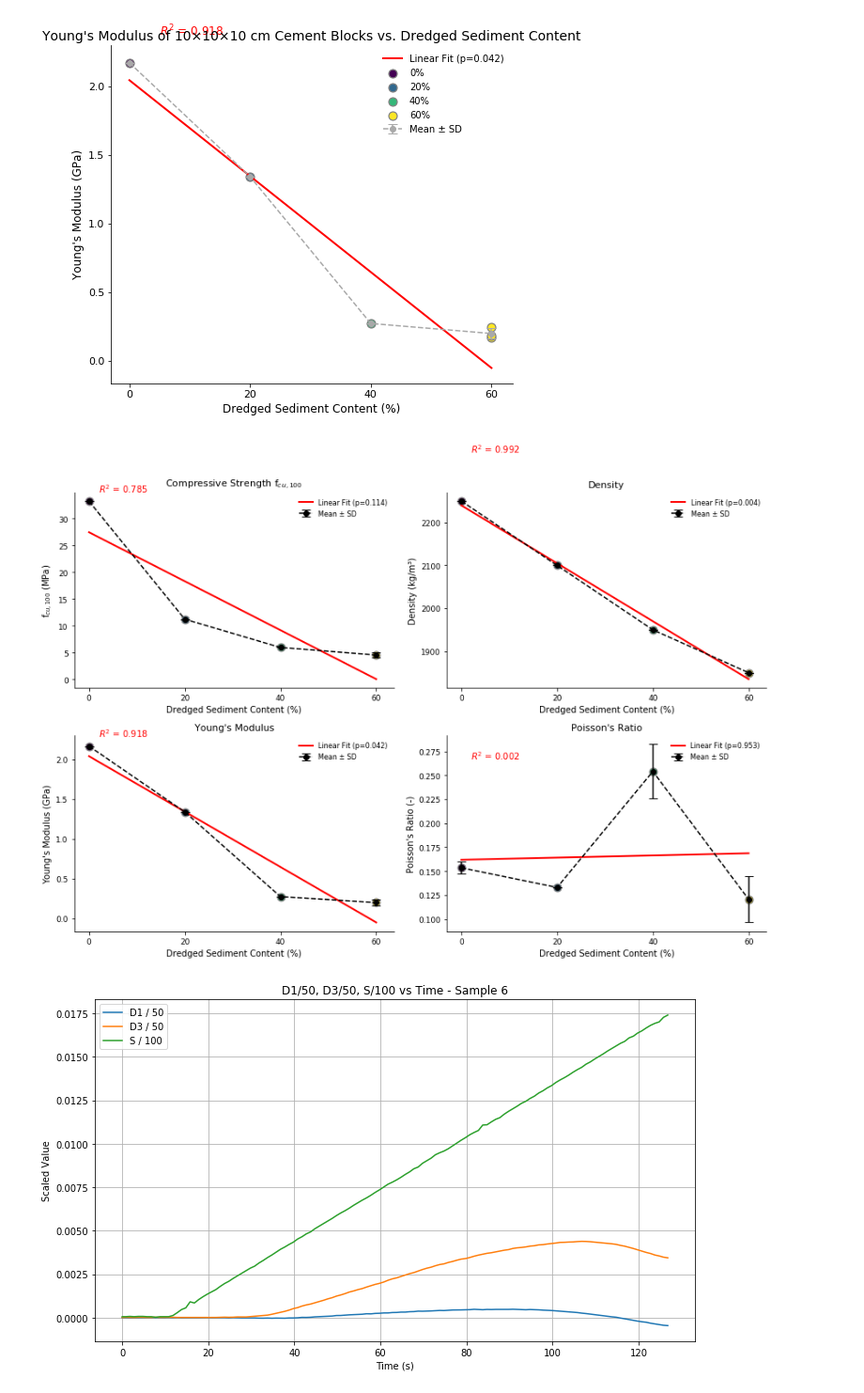
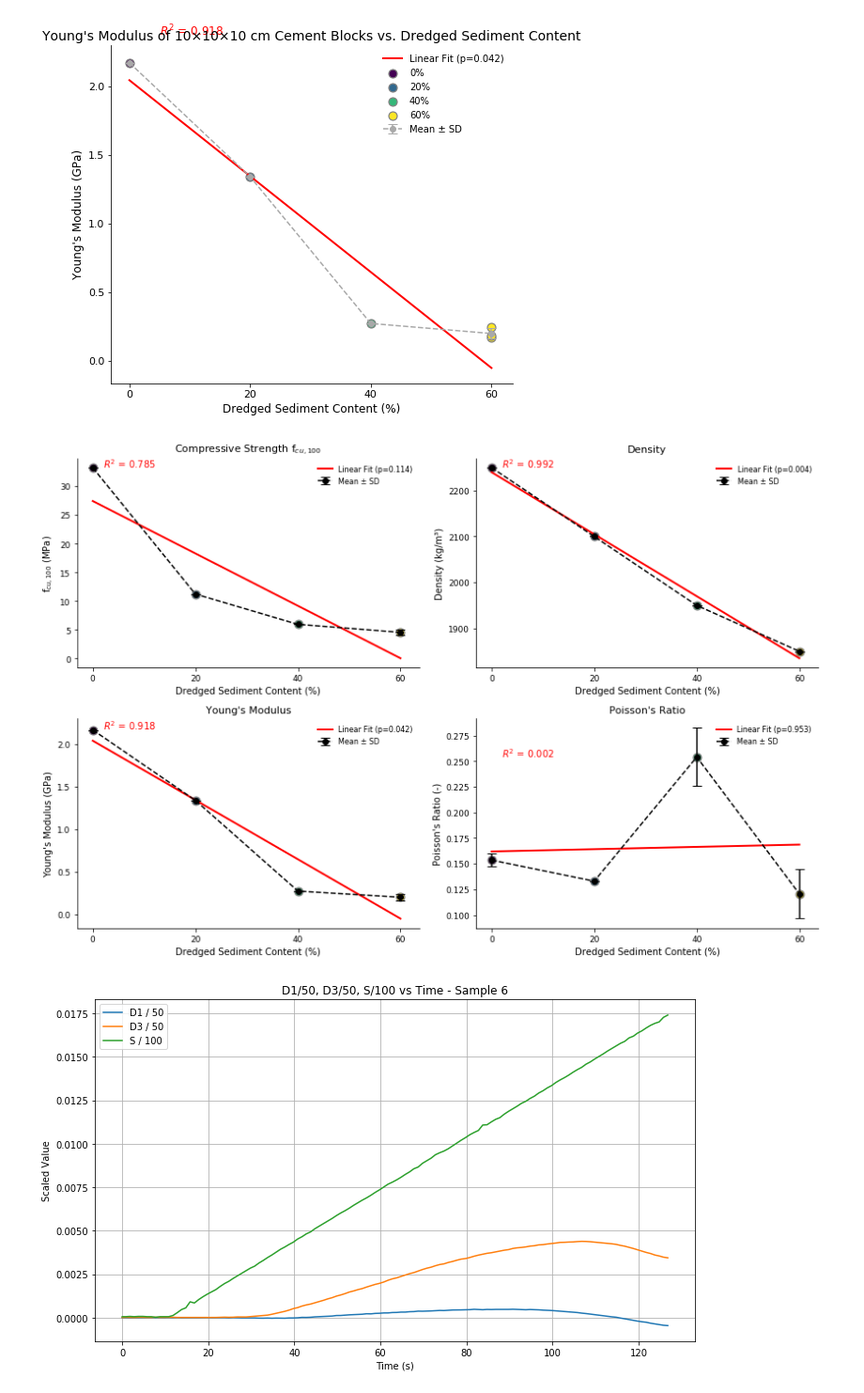
Before and after one commit to ThomasPennockTU/Thesis_Repository, a Jupyter notebook: workfolder/Material strength tests/material_strength_test.ipynb, the cells around one changed output. Shown at 94% size. Saved outputs shown, nothing was run; the diff lists cells and outputs as text; code cells hidden in the pictures.

```diff
--- a/workfolder/Material strength tests/material_strength_test.ipynb
+++ b/workfolder/Material strength tests/material_strength_test.ipynb
@@ -2048,7 +2048,7 @@ def plot_sub(ax, x, y, yerr, ylabel, title, color_fit='red'):
     # R² annotation
     ax.text(
         min(x) + 2,
-        max(y)*1.05 if max(y)>0 else max(y)-0.05,
+        max(y)*1.0 if max(y)>0 else max(y)-0.05,
         f'$R^2$ = {r_value**2:.3f}',
         fontsize=10,
         color=color_fit
@@ -2081,34 +2081,35 @@ plot_sub(
 plot_sub(
     axs[0, 1],
     x_density,
     mean_density,
     std_density,
     ylabel='Density (kg/m³)',
     title='Density'
 )
 
 plot_sub(
     axs[1, 0],
     x_emod,
     mean_emod,
     std_emod,
     ylabel="Young's Modulus (GPa)",
     title="Young's Modulus"
 )
 
 plot_sub(
     axs[1, 1],
     x_poisson,
     mean_poisson,
     std_poisson,
     ylabel="Poisson's Ratio (-)",
     title="Poisson's Ratio"
 )
 
 plt.tight_layout()
+plt.savefig("material_strength_overview.png", dpi=300, bbox_inches='tight')
 plt.show()
 # %% [output]
-[figure, old version]
+[figure, new version]
 # %%
 import pandas as pd
 import matplotlib.pyplot as plt
```
Also changed, not shown: 11 other files.
